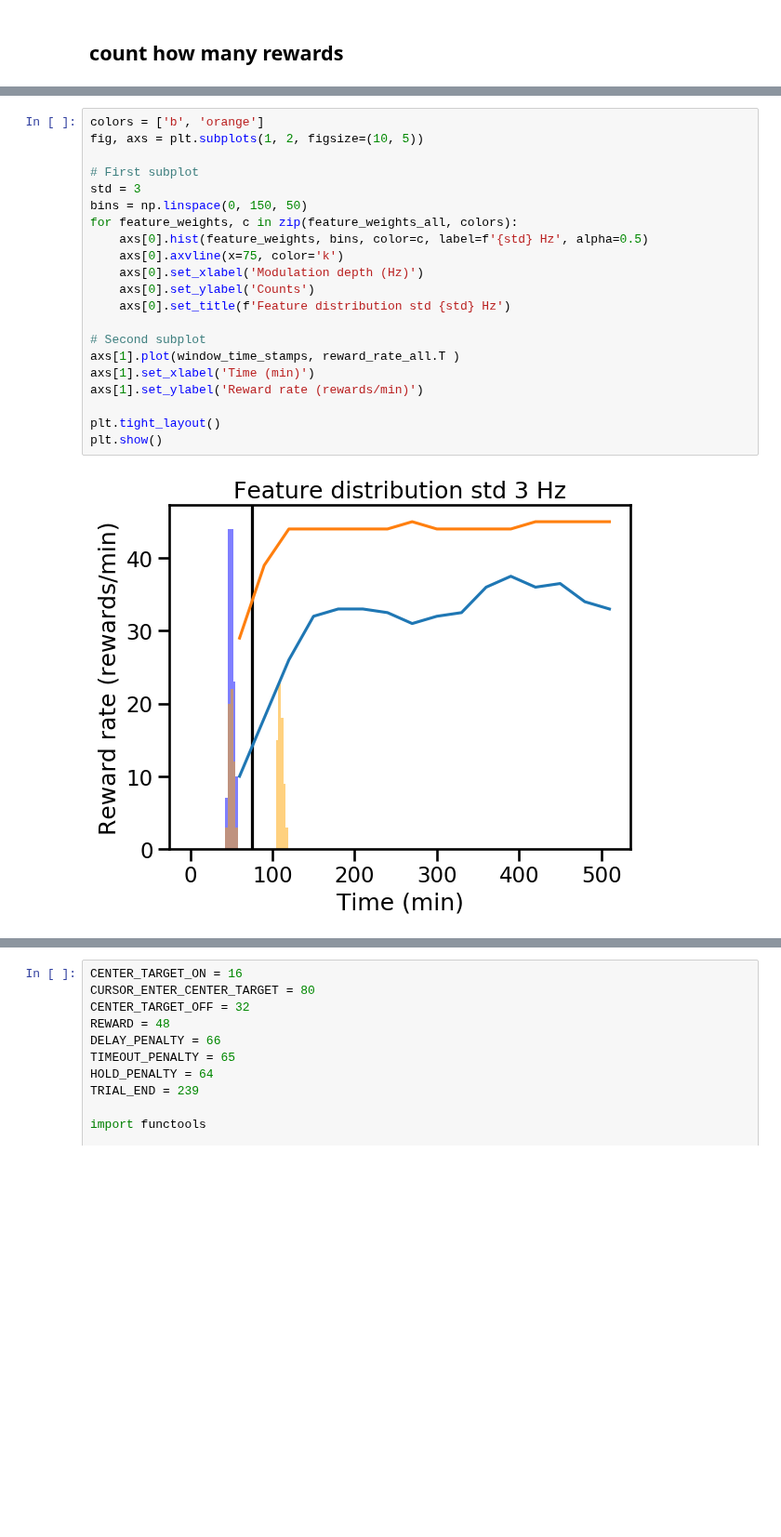
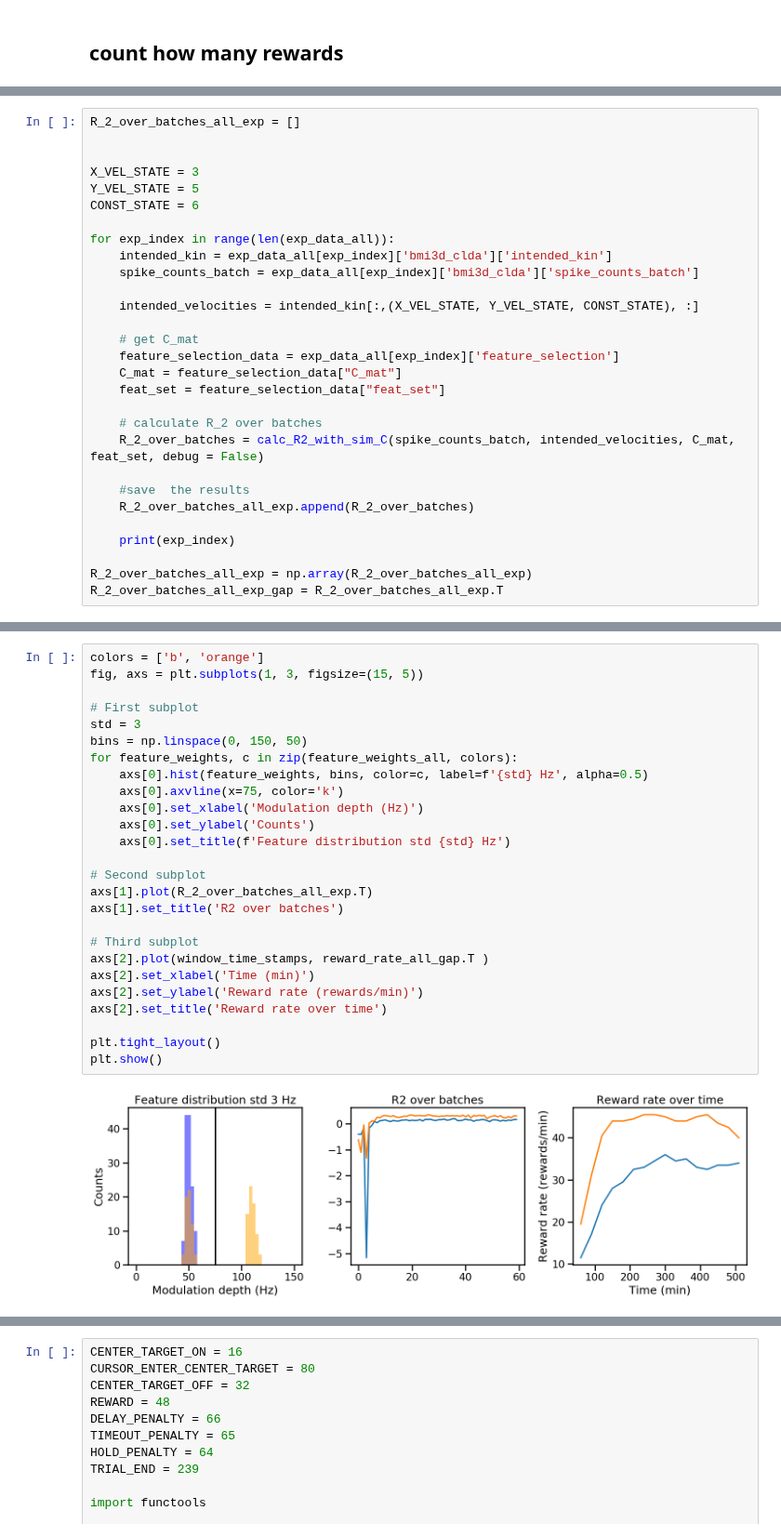
Before and after one commit to sijia66/adaptive_feature_selection, a Jupyter notebook: figure2_simulation_setup/231016_afs_figure2_full_feature_selection.ipynb, the cells around one changed output, grey strips where cells are left out. Shown at 93% size. Drawn from its saved outputs; the diff is of its cells as text; blank space fills up the shorter version.

Commit message:
made figure 2

```diff
--- a/figure2_simulation_setup/231016_afs_figure2_full_feature_selection.ipynb
+++ b/figure2_simulation_setup/231016_afs_figure2_full_feature_selection.ipynb
@@ -209,0 +182,29 @@ Text(0, 0.5, 'Reward rate (rewards/min)')
+# %%
+R_2_over_batches_all_exp = []
+
+
+X_VEL_STATE = 3
+Y_VEL_STATE = 5
+CONST_STATE = 6
+
+for exp_index in range(len(exp_data_all)):
+    intended_kin = exp_data_all[exp_index]['bmi3d_clda']['intended_kin']
+    spike_counts_batch = exp_data_all[exp_index]['bmi3d_clda']['spike_counts_batch']
+
+    intended_velocities = intended_kin[:,(X_VEL_STATE, Y_VEL_STATE, CONST_STATE), :]
+
+    # get C_mat
+    feature_selection_data = exp_data_all[exp_index]['feature_selection']
+    C_mat = feature_selection_data["C_mat"]
+    feat_set = feature_selection_data["feat_set"]
+
+    # calculate R_2 over batches
+    R_2_over_batches = calc_R2_with_sim_C(spike_counts_batch, intended_velocities, C_mat, feat_set, debug = False)
+
+    #save  the results
+    R_2_over_batches_all_exp.append(R_2_over_batches)
+
+    print(exp_index)
+
+R_2_over_batches_all_exp = np.array(R_2_over_batches_all_exp)
+R_2_over_batches_all_exp_gap = R_2_over_batches_all_exp.T
@@ -210,23 +216,28 @@ Text(0, 0.5, 'Reward rate (rewards/min)')
 # %%
 colors = ['b', 'orange']
-fig, axs = plt.subplots(1, 2, figsize=(10, 5))
+fig, axs = plt.subplots(1, 3, figsize=(15, 5))
 
 # First subplot
 std = 3
 bins = np.linspace(0, 150, 50)
 for feature_weights, c in zip(feature_weights_all, colors):
     axs[0].hist(feature_weights, bins, color=c, label=f'{std} Hz', alpha=0.5)
     axs[0].axvline(x=75, color='k')
     axs[0].set_xlabel('Modulation depth (Hz)')
     axs[0].set_ylabel('Counts')
     axs[0].set_title(f'Feature distribution std {std} Hz')
 
 # Second subplot
-axs[1].plot(window_time_stamps, reward_rate_all.T )
-axs[1].set_xlabel('Time (min)')
-axs[1].set_ylabel('Reward rate (rewards/min)')
+axs[1].plot(R_2_over_batches_all_exp.T)
+axs[1].set_title('R2 over batches')
+
+# Third subplot
+axs[2].plot(window_time_stamps, reward_rate_all_gap.T )
+axs[2].set_xlabel('Time (min)')
+axs[2].set_ylabel('Reward rate (rewards/min)')
+axs[2].set_title('Reward rate over time')
 
 plt.tight_layout()
 plt.show()
 # %% [output]
-[figure, old version]
+[figure, new version]
```
Also changed, not shown: parts of 22 cells of this notebook, 4 other files.
